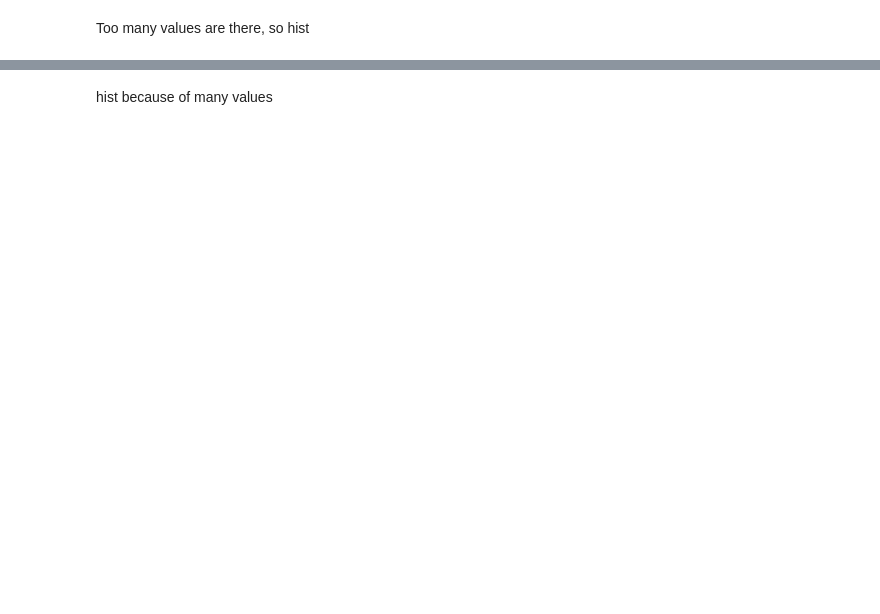
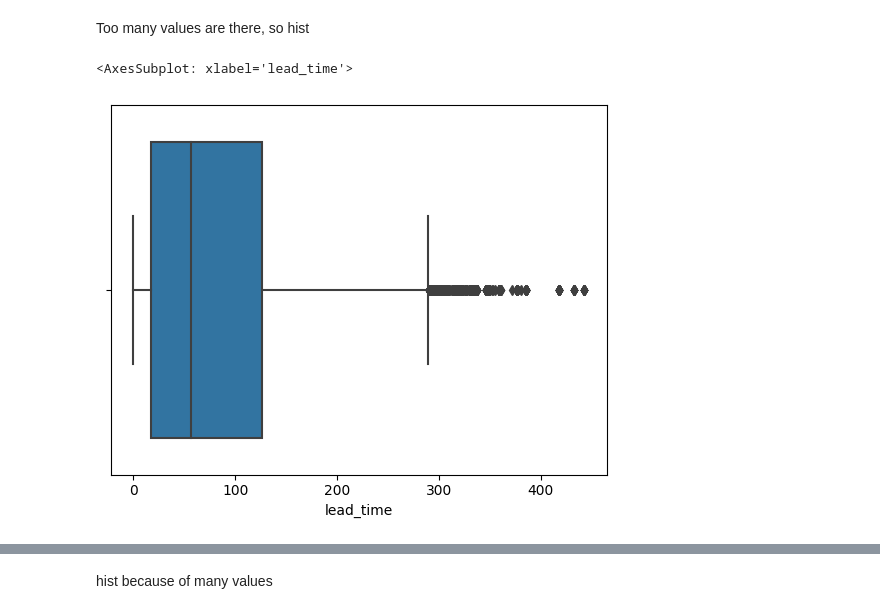
Before and after one commit to DhanushBharadwaj/hotel_reservation, a Jupyter notebook: eda.ipynb, the cells around one changed output, grey strips where cells are left out. Saved outputs shown, nothing was run; the diff lists cells and outputs as text; code cells hidden in the pictures; blank space fills up the shorter version.

```diff
--- a/eda.ipynb
+++ b/eda.ipynb
@@ -184,5 +184,10 @@ Name: lead_time, Length: 347, dtype: int64
 # %% [markdown]
 Too many values are there, so hist
+# %%
+sns.boxplot(x=x_train["lead_time"])
+# %% [output]
+<AxesSubplot: xlabel='lead_time'>
+[figure, added]
 # %%
 x_train["arrival_year"].value_counts()
 # %% [output]
```
Also changed, not shown: parts of 20 cells of this notebook, 1 other file.
